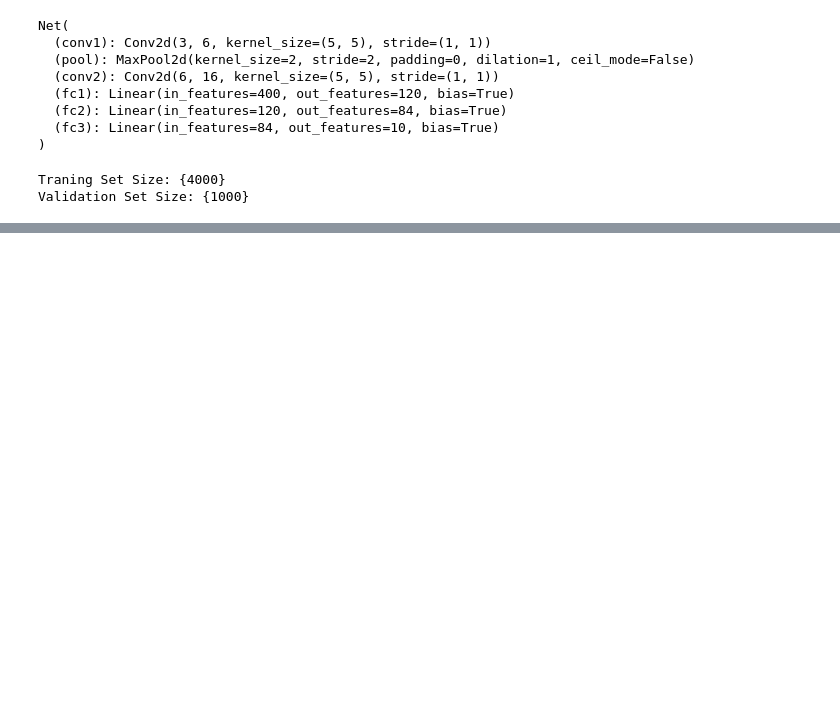
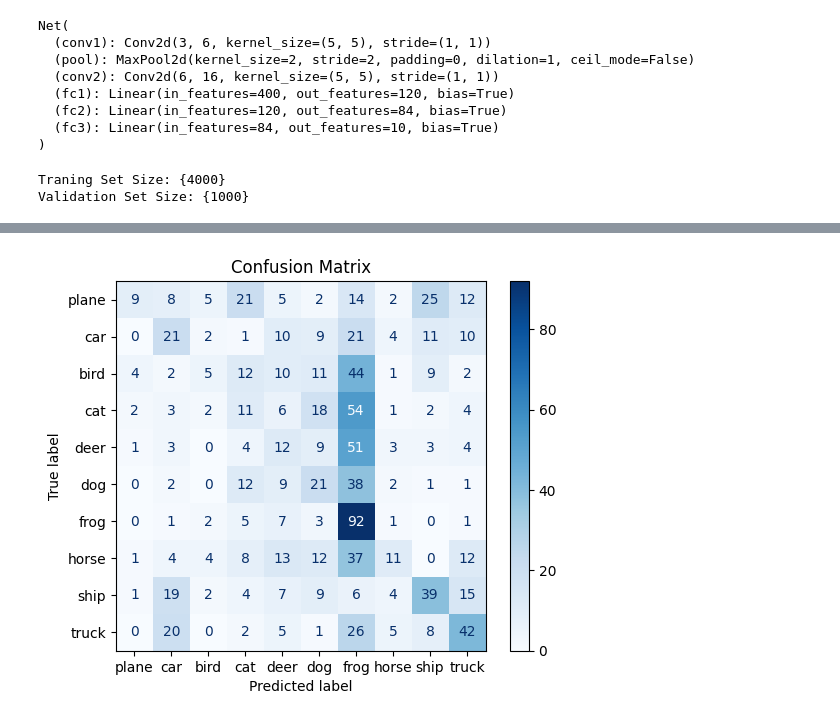
Before and after one commit to sdivyakolu/Pytorch_Tutorial, a Jupyter notebook: PyTorch_DeepLearning_FullModelTraining_Validation.ipynb, the cells around one changed output, grey strips where cells are left out. Cells and saved outputs as stored; diff of their text form; code cells hidden in the pictures; blank space fills up the shorter version.

```diff
--- a/PyTorch_DeepLearning_FullModelTraining_Validation.ipynb
+++ b/PyTorch_DeepLearning_FullModelTraining_Validation.ipynb
@@ -149,0 +172,3 @@ Fininsh Traning
+# %%
+# Define the classes
+classes = ('plane', 'car', 'bird', 'cat', 'deer', 'dog', 'frog', 'horse', 'ship', 'truck')
@@ -149,0 +207,32 @@ Fininsh Traning
+# %%
+#Plot a Confusion Matrix
+
+from sklearn.metrics import confusion_matrix, ConfusionMatrixDisplay
+import numpy as np
+import torch
+
+# Gather all predictions and true labels
+all_preds = []
+all_labels = []
+
+# Use a DataLoader for the test subset
+test_subset_loader = torch.utils.data.DataLoader(test_validation_sub_set, batch_size=batch_size, shuffle=False, num_workers=2)
+
+with torch.no_grad():
+    for data in test_subset_loader:
+        images, labels = data
+        outputs = net(images)
+        _, predicted = torch.max(outputs, 1)
+        all_preds.extend(predicted.numpy())
+        all_labels.extend(labels.numpy())
+
+# Compute the confusion matrix
+cm = confusion_matrix(all_labels, all_preds)
+
+# Display the confusion matrix
+disp = ConfusionMatrixDisplay(confusion_matrix=cm, display_labels=classes)
+disp.plot(cmap=plt.cm.Blues)
+plt.title('Confusion Matrix')
+plt.show()
+# %% [output]
+[figure, added]
```
Also changed, not shown: parts of 3 cells of this notebook.
